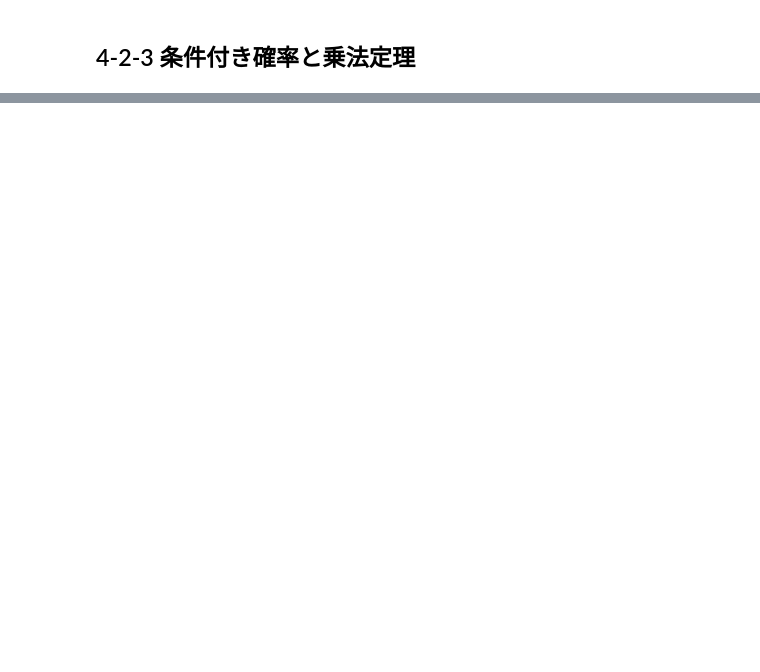
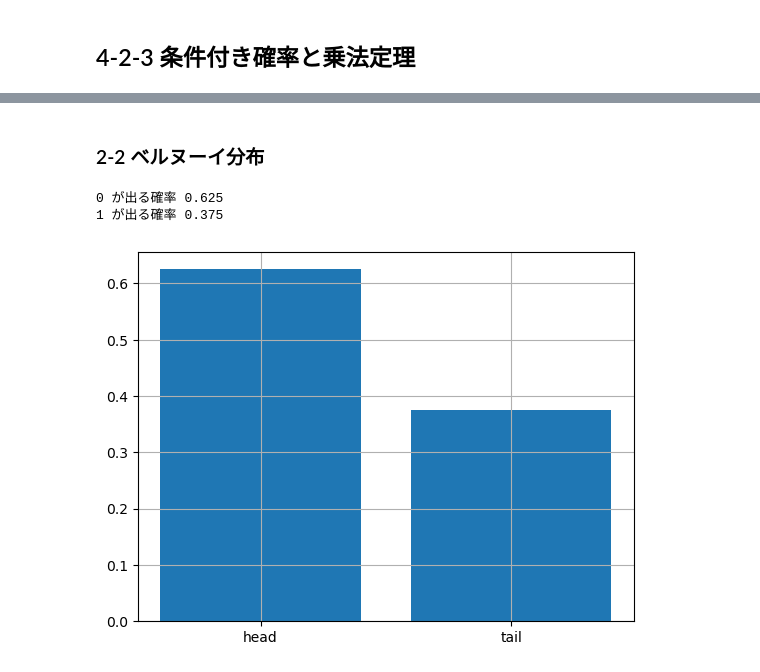
Before and after one commit to RentoYabuki06/ut_datascience_ikusei_kouza, a Jupyter notebook: chapter04/ch04.ipynb, the cells around one changed output, grey strips where cells are left out. Drawn from its saved outputs; the diff is of its cells as text; code cells hidden in the pictures; blank space fills up the shorter version.

```diff
--- a/chapter04/ch04.ipynb
+++ b/chapter04/ch04.ipynb
@@ -60,0 +90,16 @@ for i in range(1,7):
+# %%
+# サイコロを1000回振ってみる
+calc_steps = 1000
+
+# 1~6のデータの中から、1000回の抽出を実施
+dice_rolls = np.random.choice(dice_data, calc_steps)
+
+# それぞれの数字の確率を計算
+prob_data = np.array([])
+for i in range(1,7):
+    p = len(dice_rolls[dice_rolls==i]) / calc_steps
+    prob_data = np.append(prob_data, len(dice_rolls[dice_rolls==i]) / calc_steps)
+
+
+plt.bar(dice_data, prob_data)
+plt.grid(True)
@@ -60,0 +108,20 @@ for i in range(1,7):
+# %% [markdown]
+### 2-2 ベルヌーイ分布
+# %%
+prob_be_data = np.array([])
+coin_data = np.array([0,0,0,0,0,1,1,1])
+
+# uniqueで一意な値を抽出（ここの場合は0,1）
+for i in np.unique(coin_data):
+    p = len(coin_data[coin_data==i]) / len(coin_data)
+    print(i, 'が出る確率', p)
+    prob_be_data = np.append(prob_be_data, p)
+# %% [output]
+0 が出る確率 0.625
+1 が出る確率 0.375
+# %%
+plt.bar([0,1], prob_be_data, align='center')
+plt.xticks([0,1],['head', 'tail'])
+plt.grid(True)
+# %% [output]
+[figure, added]
```
Also changed, not shown: parts of 84 cells of this notebook, 5 other files.
